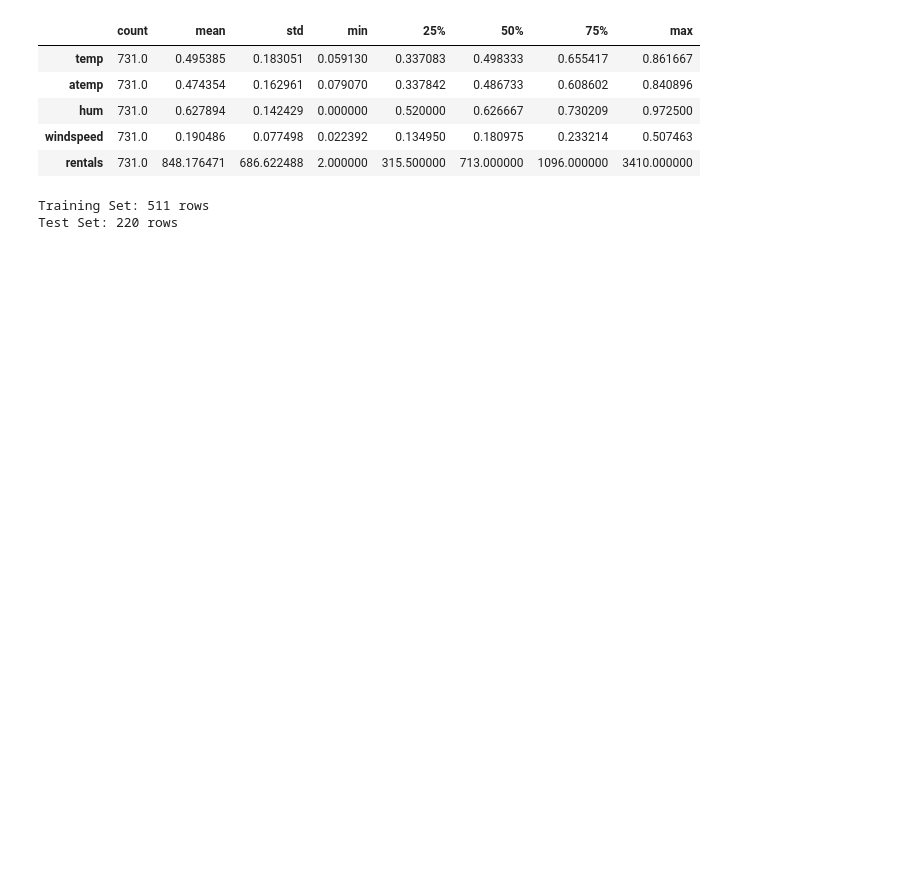
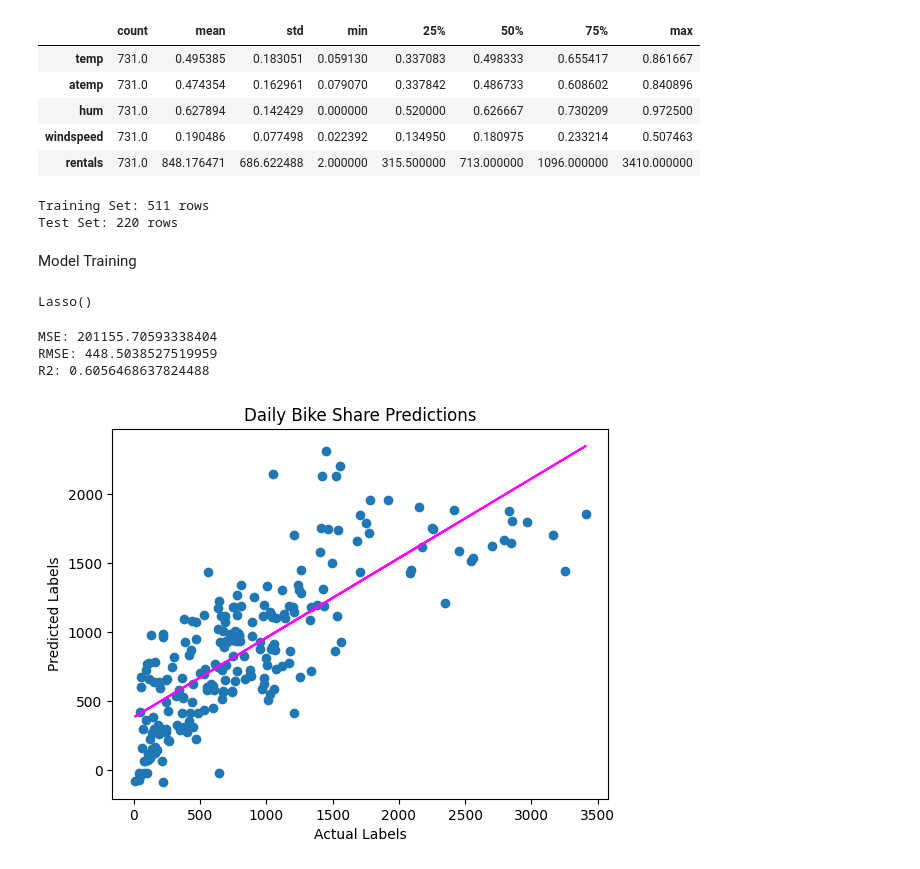
Before and after one commit to mugendii/Bicycle-Rentals, a Jupyter notebook: notebook1.ipynb, the cells around one changed output. Drawn from its saved outputs; the diff is of its cells as text; code cells hidden in the pictures; blank space fills up the shorter version.

Commit message:
lasso linear regression

```diff
--- a/notebook1.ipynb
+++ b/notebook1.ipynb
@@ -105,13 +105,13 @@ bike_data.head()
 | 3 | 4 | 1/4/2011 | 1 | 0 | 1 | 0 | 2 | 1 | 1 | 0.200000 | ... |
 | 4 | 5 | 1/5/2011 | 1 | 0 | 1 | 0 | 3 | 1 | 1 | 0.226957 | ... |
 # %%
-bike_data.loc[(bike_data['weekday'] == 0) , 'weekday'] = 'Sunday'
-bike_data.loc[(bike_data['weekday'] == 1) , 'weekday'] = 'Monday'
-bike_data.loc[(bike_data['weekday'] == 2) , 'weekday'] = 'Tuesday'
-bike_data.loc[(bike_data['weekday'] == 3) , 'weekday'] = 'Wednesday'
-bike_data.loc[(bike_data['weekday'] == 4) , 'weekday'] = 'Thursday'
-bike_data.loc[(bike_data['weekday'] == 5) , 'weekday'] = 'Friday'
-bike_data.loc[(bike_data['weekday'] == 6) , 'weekday'] = 'Saturday'
+# bike_data.loc[(bike_data['weekday'] == 0) , 'weekday'] = 'Sunday'
+# bike_data.loc[(bike_data['weekday'] == 1) , 'weekday'] = 'Monday'
+# bike_data.loc[(bike_data['weekday'] == 2) , 'weekday'] = 'Tuesday'
+# bike_data.loc[(bike_data['weekday'] == 3) , 'weekday'] = 'Wednesday'
+# bike_data.loc[(bike_data['weekday'] == 4) , 'weekday'] = 'Thursday'
+# bike_data.loc[(bike_data['weekday'] == 5) , 'weekday'] = 'Friday'
+# bike_data.loc[(bike_data['weekday'] == 6) , 'weekday'] = 'Saturday'
 bike_data.head()
 # %% [output]
 |  | instant | dteday | season | yr | mnth | holiday | weekday | workingday | weathersit | temp | ... |
@@ -143,3 +143,39 @@ print ('Training Set: %d rows\nTest Set: %d rows' % (X_train.shape[0], X_test.sh
 # %% [output]
 Training Set: 511 rows
 Test Set: 220 rows
+# %% [markdown]
+Model Training
+# %%
+from sklearn.linear_model import Lasso
+
+# Fit a lasso model on the training set
+model = Lasso().fit(X_train, y_train)
+print (model, "\n")
+# %% [output]
+Lasso()
+# %%
+# Evaluate the model using the test data
+predictions = model.predict(X_test)
+mse = mean_squared_error(y_test, predictions)
+print("MSE:", mse)
+rmse = np.sqrt(mse)
+print("RMSE:", rmse)
+r2 = r2_score(y_test, predictions)
+print("R2:", r2)
+# %% [output]
+MSE: 201155.70593338404
+RMSE: 448.5038527519959
+R2: 0.6056468637824488
+# %%
+# Plot predicted vs actual
+plt.scatter(y_test, predictions)
+plt.xlabel('Actual Labels')
+plt.ylabel('Predicted Labels')
+plt.title('Daily Bike Share Predictions')
+# overlay the regression line
+z = np.polyfit(y_test, predictions, 1)
+p = np.poly1d(z)
+plt.plot(y_test,p(y_test), color='magenta')
+plt.show()
+# %% [output]
+[figure, added]
```
Also changed, not shown: parts of 4 cells of this notebook.
